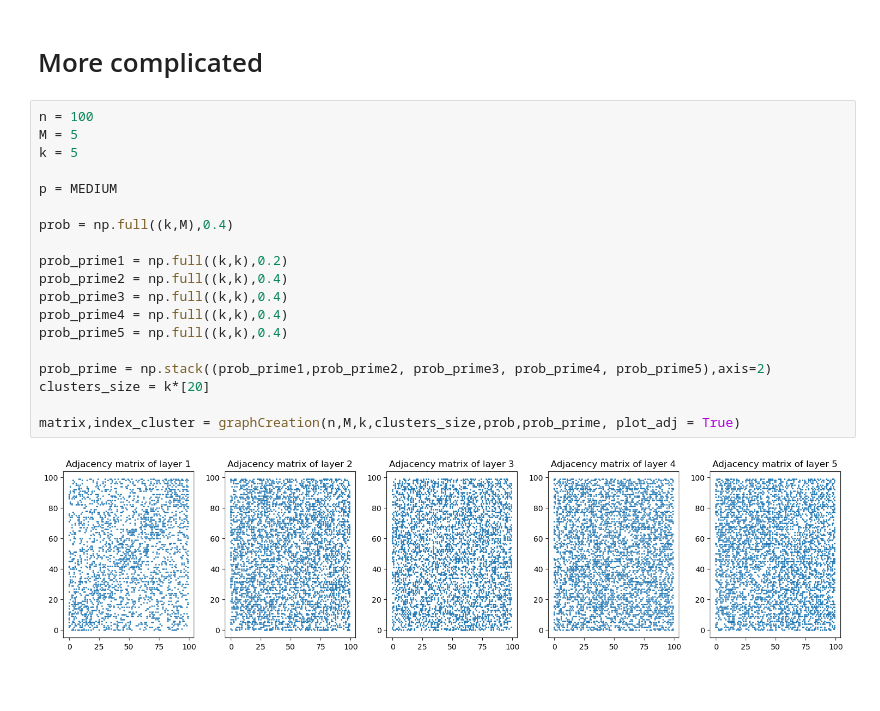
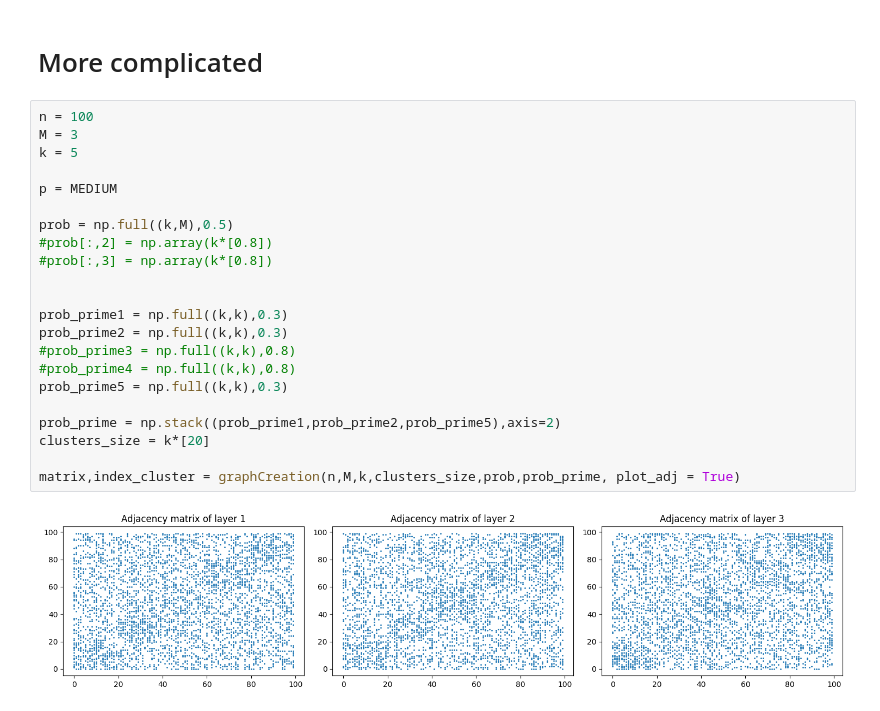
Before and after one commit to meilame-tayebjee/Multilayer-Graph-Clustering, a Jupyter notebook: Run.ipynb, the cells around one changed output. Drawn from its saved outputs; the diff is of its cells as text; blank space fills up the shorter version.

```diff
--- a/Run.ipynb
+++ b/Run.ipynb
@@ -77,25 +78,28 @@ results
 # More complicated
 # %%
 n = 100
-M = 5
+M = 3
 k = 5
 
 p = MEDIUM
 
-prob = np.full((k,M),0.4)
+prob = np.full((k,M),0.5)
+#prob[:,2] = np.array(k*[0.8])
+#prob[:,3] = np.array(k*[0.8])
 
-prob_prime1 = np.full((k,k),0.2)
-prob_prime2 = np.full((k,k),0.4)
-prob_prime3 = np.full((k,k),0.4)
-prob_prime4 = np.full((k,k),0.4)
-prob_prime5 = np.full((k,k),0.4)
 
-prob_prime = np.stack((prob_prime1,prob_prime2, prob_prime3, prob_prime4, prob_prime5),axis=2)
+prob_prime1 = np.full((k,k),0.3)
+prob_prime2 = np.full((k,k),0.3)
+#prob_prime3 = np.full((k,k),0.8)
+#prob_prime4 = np.full((k,k),0.8)
+prob_prime5 = np.full((k,k),0.3)
+
+prob_prime = np.stack((prob_prime1,prob_prime2,prob_prime5),axis=2)
 clusters_size = k*[20]
 
 matrix,index_cluster = graphCreation(n,M,k,clusters_size,prob,prob_prime, plot_adj = True)
 # %% [output]
-[figure, old version]
+[figure, new version]
 # %%
 #2 mn 15 runtime pour 100 noeuds
 results = runResults(matrix, true_clusters, k, algorithms, metrics)
```
Also changed, not shown: parts of 5 cells of this notebook, 2 other files.
